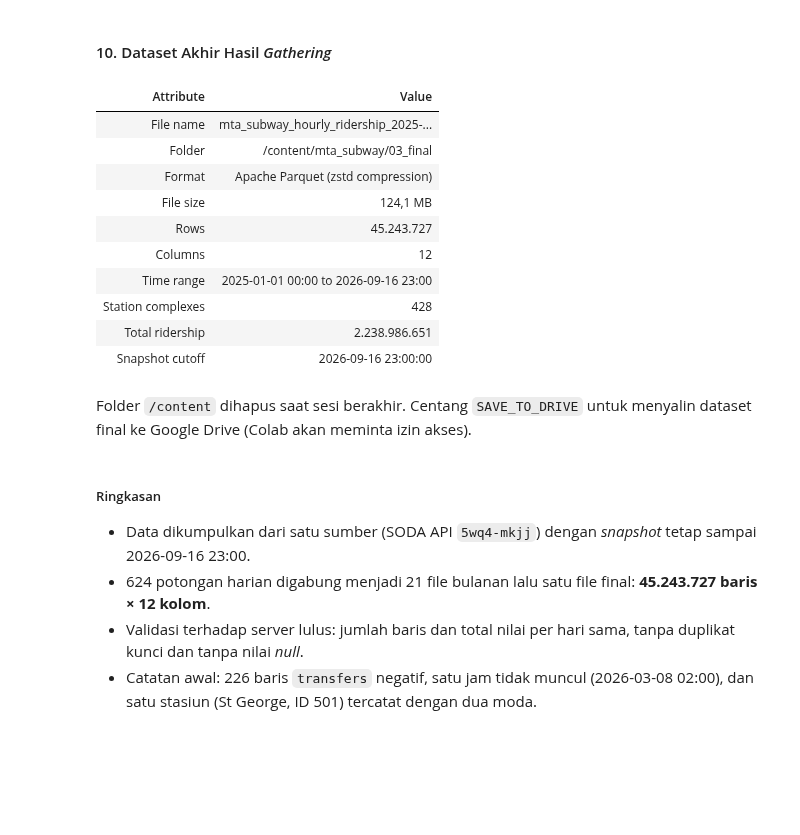
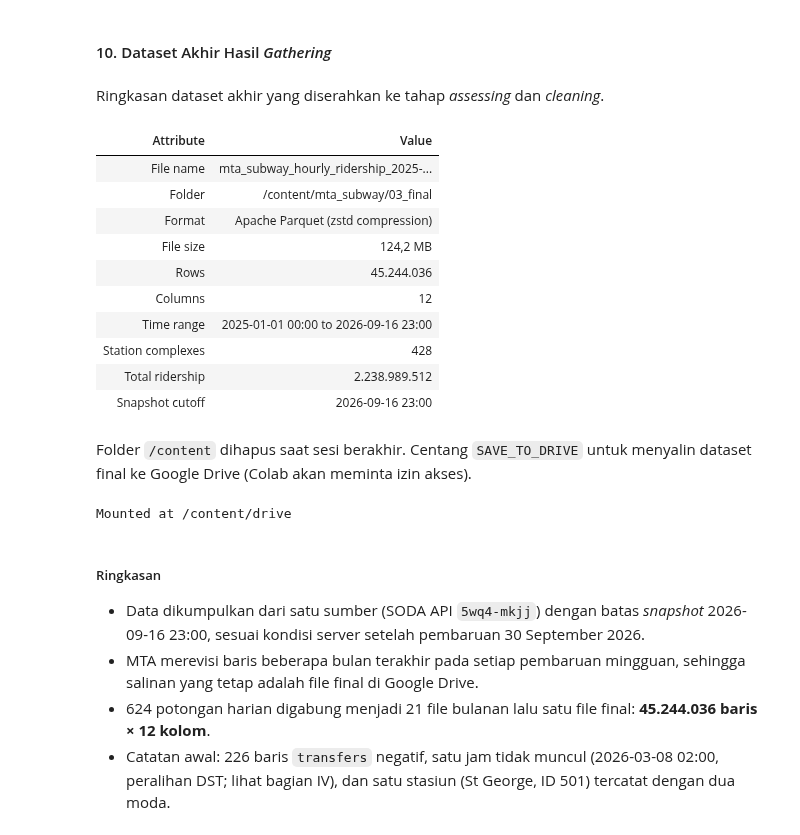
Before and after one commit to fxrdhan/mta-subway-bigdata, a Jupyter notebook: notebooks/MTA_Subway_Hourly_Ridership.ipynb, the cells around one changed output. Drawn from its saved outputs; the diff is of its cells as text; code cells hidden in the pictures; blank space fills up the shorter version.

```diff
--- a/notebooks/MTA_Subway_Hourly_Ridership.ipynb
+++ b/notebooks/MTA_Subway_Hourly_Ridership.ipynb
@@ -941,34 +923,36 @@ assert all(checks.values()), "At least one validation check failed."
 # %% [markdown]
 #### 10. Dataset Akhir Hasil *Gathering*
+# %% [markdown]
+Ringkasan dataset akhir yang diserahkan ke tahap *assessing* dan *cleaning*.
 # %%
 show_table(pd.DataFrame([
     ("File name", FINAL_PATH.name),
     ("Folder", str(FINAL_DIR)),
     ("Format", "Apache Parquet (zstd compression)"),
     ("File size", f"{fmt(FINAL_PATH.stat().st_size / 1e6, 1)} MB"),
     ("Rows", fmt(n_rows)),
     ("Columns", len(COLUMNS)),
     ("Time range", f"{time_span.loc[0, 'first_ts']} to {time_span.loc[0, 'last_ts']}"),
     ("Station complexes", fmt(con.sql("SELECT count(DISTINCT station_complex_id) FROM mta").fetchone()[0])),
-    ("Total ridership", fmt(round(r_total))),
-    ("Snapshot cutoff", CUTOFF_TS.replace("T", " ")),
+    ("Total ridership", fmt(con.sql("SELECT sum(ridership) FROM mta").fetchone()[0])),
+    ("Snapshot cutoff", CUTOFF_TS[:16].replace("T", " ")),
 ], columns=["Attribute", "Value"]))
 # %% [output]
 | Attribute | Value |
 | File name | mta_subway_hourly_ridership_2025-... |
 | Folder | /content/mta_subway/03_final |
 | Format | Apache Parquet (zstd compression) |
-| File size | 124,1 MB |
-| Rows | 45.243.727 |
+| File size | 124,2 MB |
+| Rows | 45.244.036 |
 | Columns | 12 |
 | Time range | 2025-01-01 00:00 to 2026-09-16 23:00 |
 | Station complexes | 428 |
-| Total ridership | 2.238.986.651 |
-| Snapshot cutoff | 2026-09-16 23:00:00 |
+| Total ridership | 2.238.989.512 |
+| Snapshot cutoff | 2026-09-16 23:00 |
 # %% [markdown]
 Folder `/content` dihapus saat sesi berakhir. Centang `SAVE_TO_DRIVE` untuk menyalin dataset final ke Google Drive (Colab akan meminta izin akses).
 # %%
-SAVE_TO_DRIVE = False  #@param {type:"boolean"}
+SAVE_TO_DRIVE = True  #@param {type:"boolean"}
 
 if SAVE_TO_DRIVE:
     import shutil
@@ -976,10 +960,12 @@ if SAVE_TO_DRIVE:
 
     drive.mount("/content/drive")
     shutil.copy2(FINAL_PATH, "/content/drive/MyDrive/")
+# %% [output]
+Mounted at /content/drive
 # %% [markdown]
 ##### Ringkasan
 
-- Data dikumpulkan dari satu sumber (SODA API `5wq4-mkjj`) dengan *snapshot* tetap sampai 2026-09-16 23:00.
-- 624 potongan harian digabung menjadi 21 file bulanan lalu satu file final: **45.243.727 baris × 12 kolom**.
-- Validasi terhadap server lulus: jumlah baris dan total nilai per hari sama, tanpa duplikat kunci dan tanpa nilai *null*.
-- Catatan awal: 226 baris `transfers` negatif, satu jam tidak muncul (2026-03-08 02:00), dan satu stasiun (St George, ID 501) tercatat dengan dua moda.
+- Data dikumpulkan dari satu sumber (SODA API `5wq4-mkjj`) dengan batas *snapshot* 2026-09-16 23:00, sesuai kondisi server setelah pembaruan 30 September 2026.
+- MTA merevisi baris beberapa bulan terakhir pada setiap pembaruan mingguan, sehingga salinan yang tetap adalah file final di Google Drive.
+- 624 potongan harian digabung menjadi 21 file bulanan lalu satu file final: **45.244.036 baris × 12 kolom**.
+- Catatan awal: 226 baris `transfers` negatif, satu jam tidak muncul (2026-03-08 02:00, peralihan DST; lihat bagian IV), dan satu stasiun (St George, ID 501) tercatat dengan dua moda.
```
Also changed, not shown: parts of 82 cells of this notebook, 1 other file.
